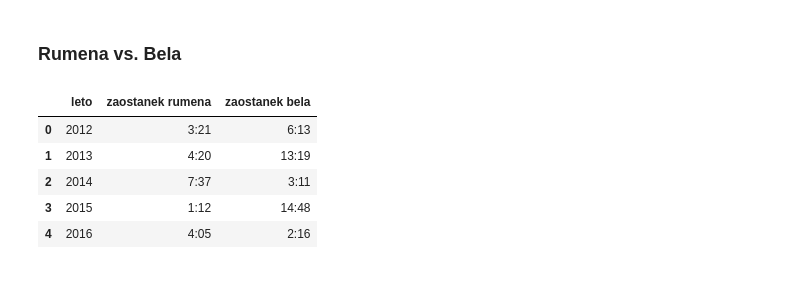
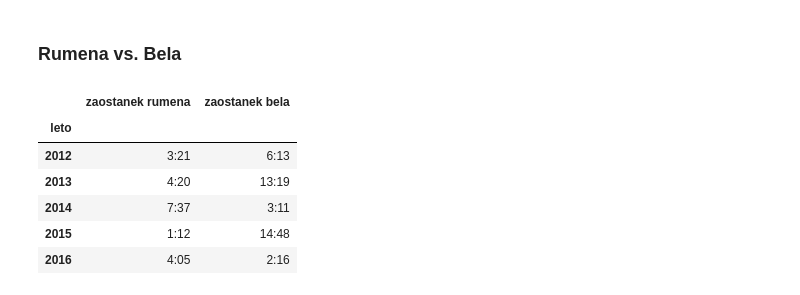
Before and after one commit to aeTS/Projekt-PRO1, a Jupyter notebook: Projekt_analiza_Tour.ipynb, the cells around one changed output. Cells and saved outputs as stored; diff of their text form; code cells hidden in the pictures.

```diff
--- a/Projekt_analiza_Tour.ipynb
+++ b/Projekt_analiza_Tour.ipynb
@@ -174,8 +176,8 @@ R1 = pd.concat([ru2, ru3, ru4, ru5, ru6], axis = 1).plot(kind='bar',
 ### Časovni naskoki zmagovalcev
 # %%
 S = naj50[['leto', 'mesto', 'ime_tekmovalca', 'čas']]
-najdva = S[S.mesto <= 2]
-naskok = S[S.mesto == 2][['leto', 'čas']]
+najdva = S[S.mesto <= 2].set_index('leto')
+naskok = S[S.mesto == 2][['leto', 'čas']].set_index('leto')
 
 najdva
 # %% [output]
@@ -359,6 +393,10 @@ b2015 = pd.read_csv('Bela\\Tour2015_4.csv')
 b2016 = pd.read_csv('Bela\\Tour2016_4.csv')
 
 B = pd.concat([b2012, b2013, b2014, b2015, b2016])
+# %%
+Z.insert(2, 'vrsta_majice', 'Zelena')
+P.insert(2, 'vrsta_majice', 'Pikčasta')
+B.insert(2, 'vrsta_majice', 'Bela')
 # %% [markdown]
 ### Splošna analiza - največ osvojenih majic skozi leta
 # %%
@@ -387,15 +425,16 @@ majicee['ekipa'].value_counts().plot(kind='pie',
 # %% [markdown]
 ### Rumena vs. Bela
 # %%
-naskokb = B[B.mesto == 2][['leto', 'čas']]
-naskokb.columns = ['leto', 'zaostanek bela']
-naskok0 = pd.DataFrame(naskok[['leto', 'čas']])
-naskok0.columns = ['leto', 'zaostanek rumena']
-pd.merge(naskok0, naskokb, on='leto')
+naskokb = B[B.mesto == 2][['leto', 'čas']].set_index('leto')
+naskokb.columns = ['zaostanek bela']
+naskok0 = pd.DataFrame(naskok['čas'])
+naskok0.columns = ['zaostanek rumena']
+naskok0.join(naskokb)
 # %% [output]
-|  | leto | zaostanek rumena | zaostanek bela |
-| 0 | 2012 | 3:21 | 6:13 |
-| 1 | 2013 | 4:20 | 13:19 |
-| 2 | 2014 | 7:37 | 3:11 |
-| 3 | 2015 | 1:12 | 14:48 |
-| 4 | 2016 | 4:05 | 2:16 |
+|  | zaostanek rumena | zaostanek bela |
+| leto |  |  |
+| 2012 | 3:21 | 6:13 |
+| 2013 | 4:20 | 13:19 |
+| 2014 | 7:37 | 3:11 |
+| 2015 | 1:12 | 14:48 |
+| 2016 | 4:05 | 2:16 |
```
Also changed, not shown: parts of 20 cells of this notebook.
